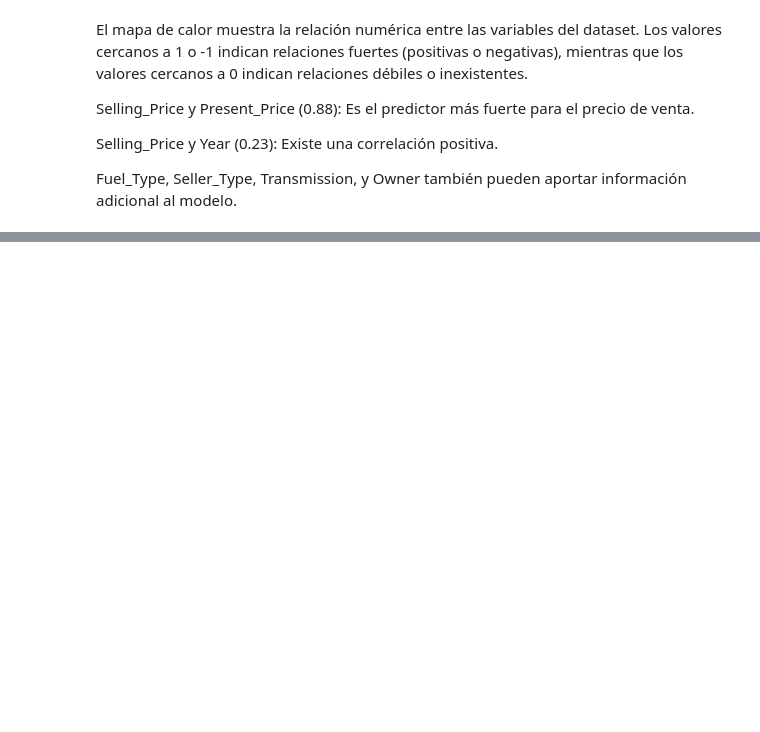
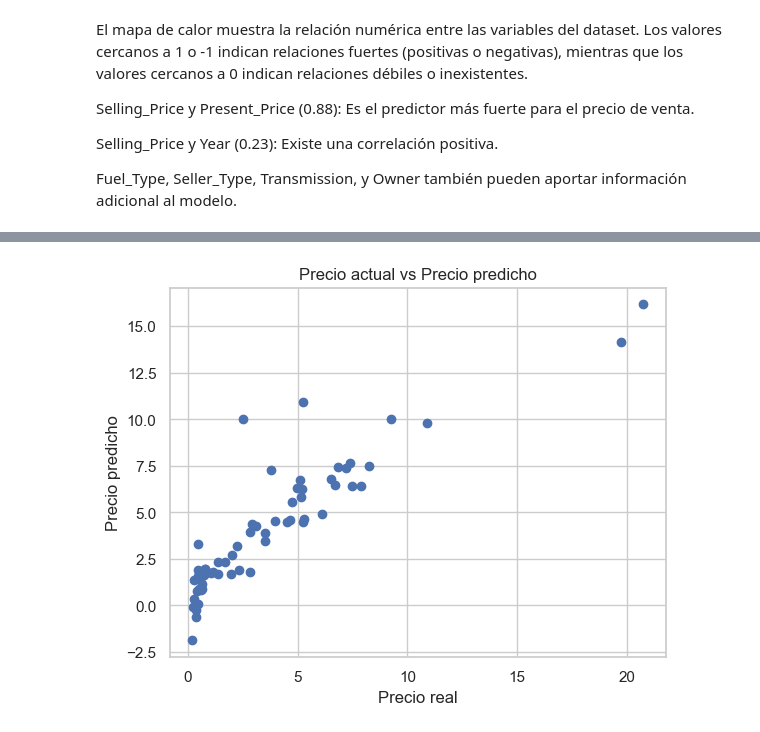
Before and after one commit to jatoapan/PreCIAP_2PAO_2025_Grupo1, a Jupyter notebook: Notebooks/01_data_exploration.ipynb, the cells around one changed output, grey strips where cells are left out. Drawn from its saved outputs; the diff is of its cells as text; code cells hidden in the pictures; blank space fills up the shorter version.

```diff
--- a/Notebooks/01_data_exploration.ipynb
+++ b/Notebooks/01_data_exploration.ipynb
@@ -271,0 +385,3 @@ Fuel_Type, Seller_Type, Transmission, y Owner también pueden aportar informaci
+# %%
+#Prediccion del los datos de Prueba
+prediccion_Prueba = lin_reg_model.predict(X_prueba)
@@ -271,0 +394,9 @@ Fuel_Type, Seller_Type, Transmission, y Owner también pueden aportar informaci
+# %%
+#Visualiacion de los precios reales y los predichos
+plt.scatter(Y_prueba,prediccion_Prueba)
+plt.xlabel("Precio real")
+plt.ylabel("Precio predicho")
+plt.title("Precio actual vs Precio predicho")
+plt.show()
+# %% [output]
+[figure, added]
```
Also changed, not shown: parts of 18 cells of this notebook, 1 other file.
